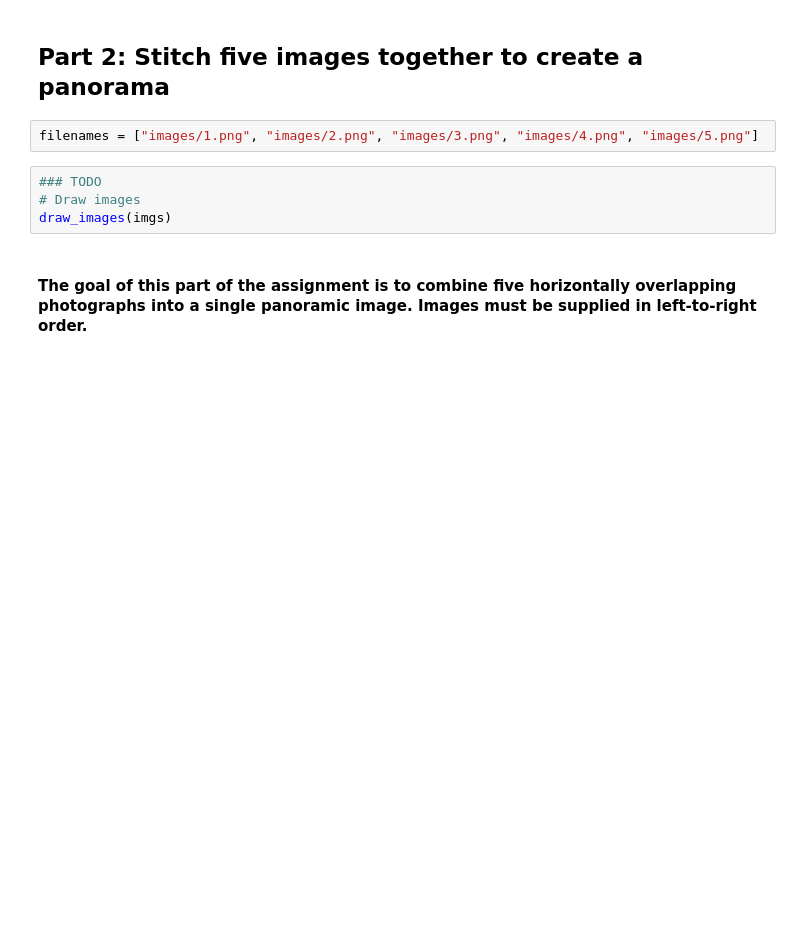
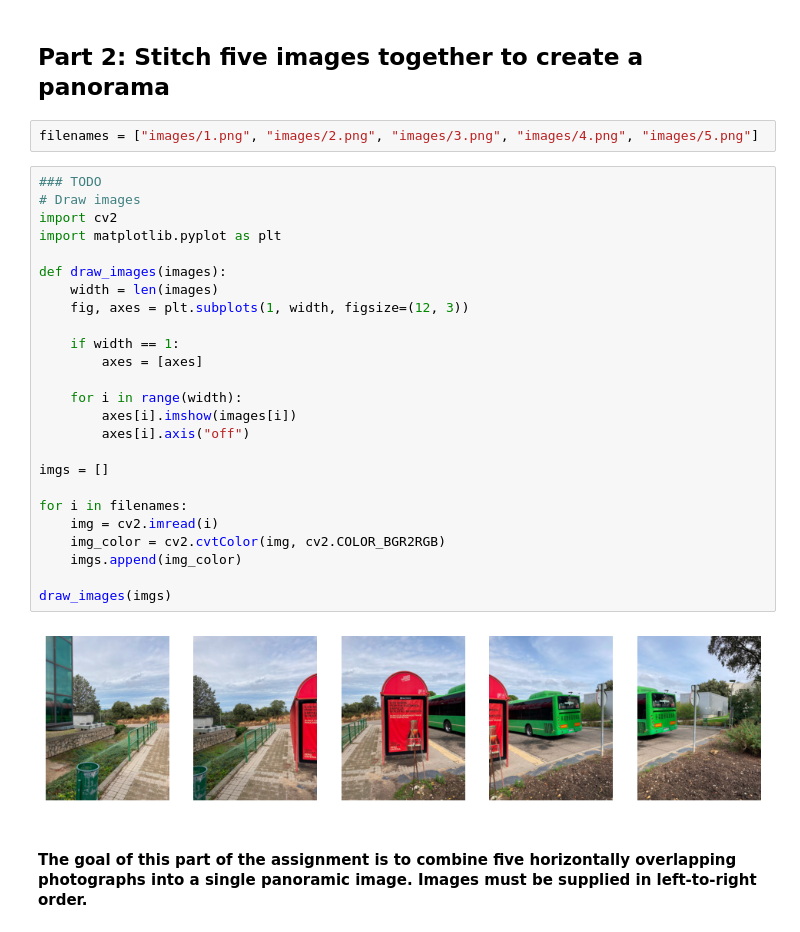
Before and after one commit to PabloTsang/trabajo_imagenes, a Jupyter notebook: ejercicio2/ejercicio2.ipynb, the cells around one changed output. Drawn from its saved outputs; the diff is of its cells as text; blank space fills up the shorter version.

```diff
--- a/ejercicio2/ejercicio2.ipynb
+++ b/ejercicio2/ejercicio2.ipynb
@@ -5,6 +5,29 @@ filenames = ["images/1.png", "images/2.png", "images/3.png", "images/4.png", "im
 # %%
 ### TODO
 # Draw images
+import cv2
+import matplotlib.pyplot as plt
+
+def draw_images(images):
+    width = len(images)
+    fig, axes = plt.subplots(1, width, figsize=(12, 3))
+
+    if width == 1:
+        axes = [axes]
+
+    for i in range(width):
+        axes[i].imshow(images[i])
+        axes[i].axis("off")
+
+imgs = []
+
+for i in filenames:
+    img = cv2.imread(i)
+    img_color = cv2.cvtColor(img, cv2.COLOR_BGR2RGB)
+    imgs.append(img_color)
+
 draw_images(imgs)
+# %% [output]
+[figure, added]
 # %% [markdown]
 #### The goal of this part of the assignment is to combine five horizontally overlapping photographs into a single panoramic image. Images must be supplied in left-to-right order.
```
Also changed, not shown: parts of 2 cells of this notebook.
